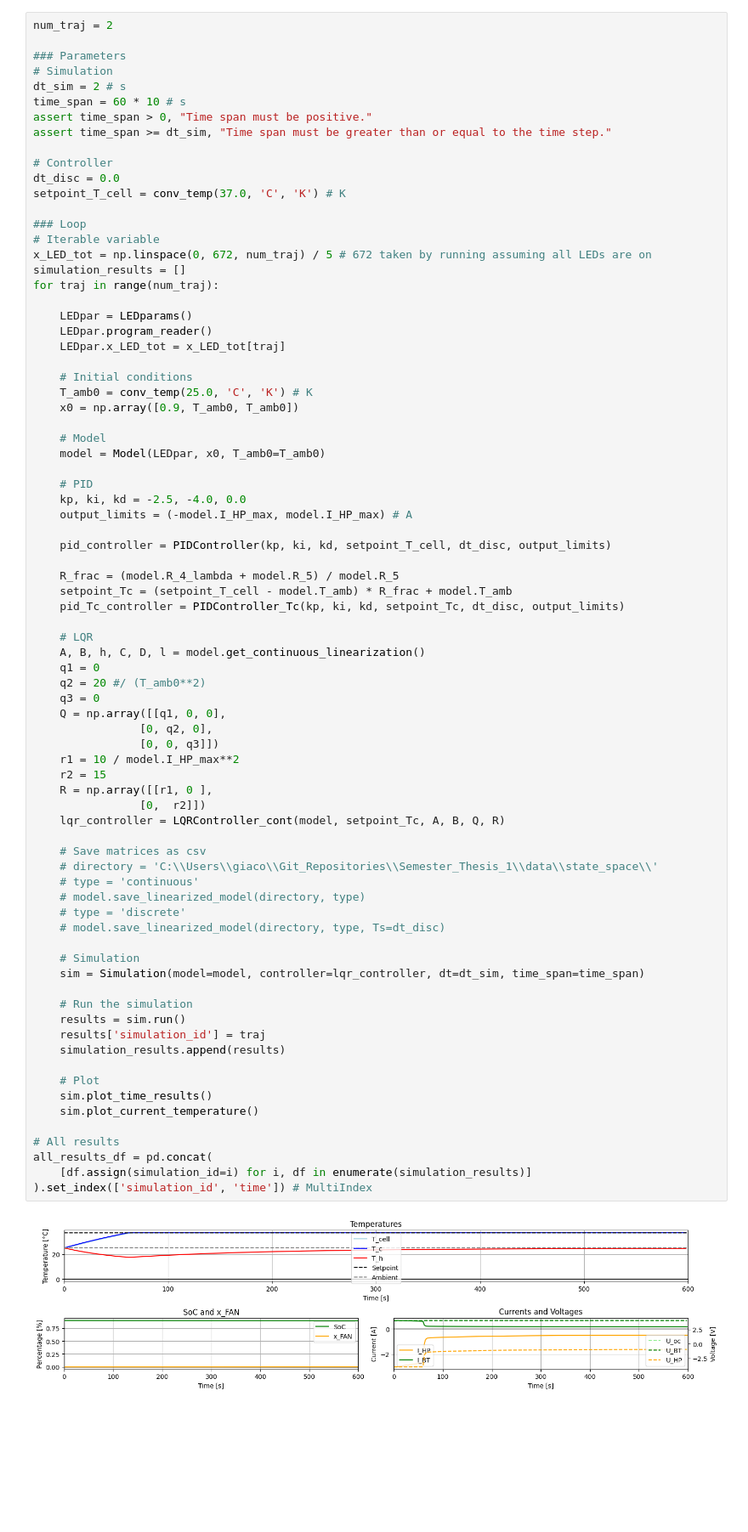
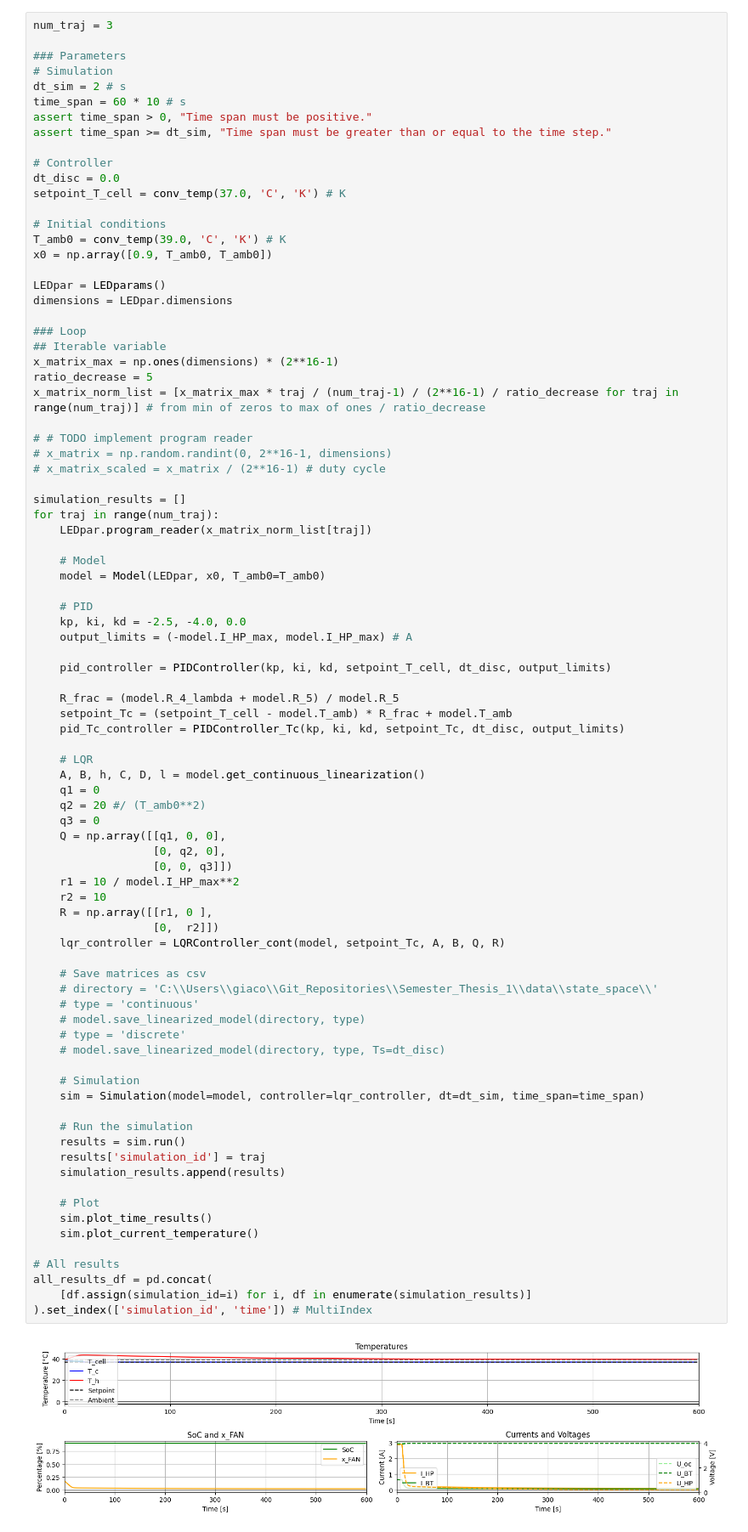
Before and after one commit to Jackmastro/Semester_Project, a Jupyter notebook: notebooks/main_simulation.ipynb, the cells around one changed output. Shown: that part at 85% size. Drawn from its saved outputs; the diff is of its cells as text; blank space fills up the shorter version.

```diff
--- a/notebooks/main_simulation.ipynb
+++ b/notebooks/main_simulation.ipynb
@@ -14,7 +13,7 @@ from controllers import LQRController_cont
 from classes import LEDparams, Model
 from system import Simulation
 # %%
-num_traj = 2
+num_traj = 3
 
 ### Parameters
 # Simulation
@@ -27,19 +26,26 @@ assert time_span >= dt_sim, "Time span must be greater than or equal to the time
 dt_disc = 0.0
 setpoint_T_cell = conv_temp(37.0, 'C', 'K') # K
 
+# Initial conditions
+T_amb0 = conv_temp(39.0, 'C', 'K') # K
+x0 = np.array([0.9, T_amb0, T_amb0])
+
+LEDpar = LEDparams()
+dimensions = LEDpar.dimensions
+
 ### Loop
-# Iterable variable
-x_LED_tot = np.linspace(0, 672, num_traj) / 5 # 672 taken by running assuming all LEDs are on
+## Iterable variable
+x_matrix_max = np.ones(dimensions) * (2**16-1)
+ratio_decrease = 5
+x_matrix_norm_list = [x_matrix_max * traj / (num_traj-1) / (2**16-1) / ratio_decrease for traj in range(num_traj)] # from min of zeros to max of ones / ratio_decrease
+
+# # TODO implement program reader
+# x_matrix = np.random.randint(0, 2**16-1, dimensions)
+# x_matrix_scaled = x_matrix / (2**16-1) # duty cycle
+
 simulation_results = []
 for traj in range(num_traj):
-
-    LEDpar = LEDparams()
-    LEDpar.program_reader()
-    LEDpar.x_LED_tot = x_LED_tot[traj]
-
-    # Initial conditions
-    T_amb0 = conv_temp(25.0, 'C', 'K') # K
-    x0 = np.array([0.9, T_amb0, T_amb0])
+    LEDpar.program_reader(x_matrix_norm_list[traj])
 
     # Model
     model = Model(LEDpar, x0, T_amb0=T_amb0)
@@ -60,36 +66,36 @@ for traj in range(num_traj):
     q2 = 20 #/ (T_amb0**2)
     q3 = 0
     Q = np.array([[q1, 0, 0],
-                [0, q2, 0],
-                [0, 0, q3]])
+                  [0, q2, 0],
+                  [0, 0, q3]])
     r1 = 10 / model.I_HP_max**2
-    r2 = 15
+    r2 = 10
     R = np.array([[r1, 0 ],
-                [0,  r2]])
+                  [0,  r2]])
     lqr_controller = LQRController_cont(model, setpoint_Tc, A, B, Q, R)
 
     # Save matrices as csv
     # directory = 'C:\\Users\\giaco\\Git_Repositories\\Semester_Thesis_1\\data\\state_space\\'
     # type = 'continuous'
     # model.save_linearized_model(directory, type)
     # type = 'discrete'
     # model.save_linearized_model(directory, type, Ts=dt_disc)
 
     # Simulation
     sim = Simulation(model=model, controller=lqr_controller, dt=dt_sim, time_span=time_span)
 
     # Run the simulation
     results = sim.run()
     results['simulation_id'] = traj
     simulation_results.append(results)
 
     # Plot
     sim.plot_time_results()
     sim.plot_current_temperature()
 
 # All results
 all_results_df = pd.concat(
     [df.assign(simulation_id=i) for i, df in enumerate(simulation_results)]
 ).set_index(['simulation_id', 'time']) # MultiIndex
 # %% [output]
-[figure, old version]
+[figure, new version]
```
Also changed, not shown: parts of 3 cells of this notebook, 6 other files.
